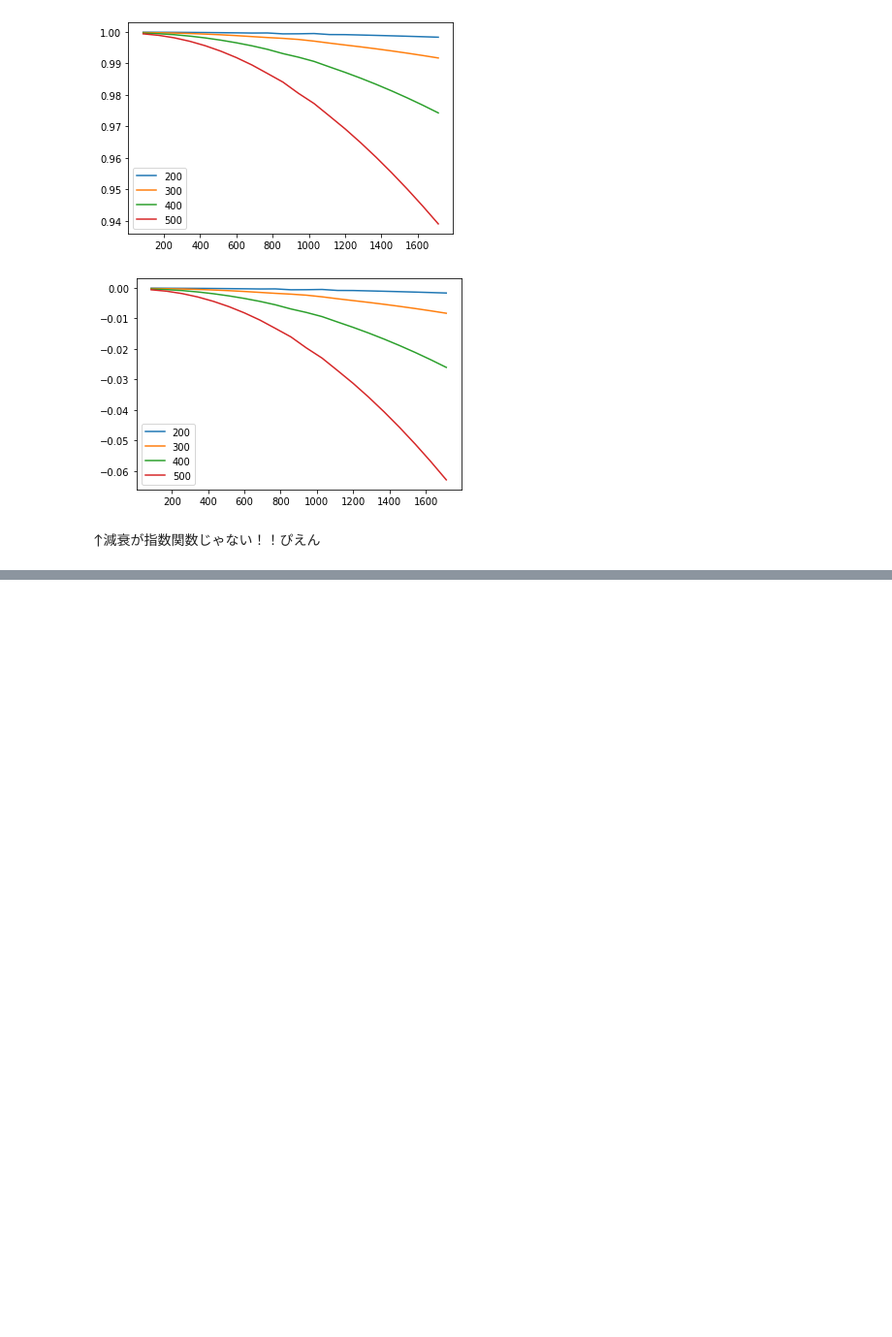
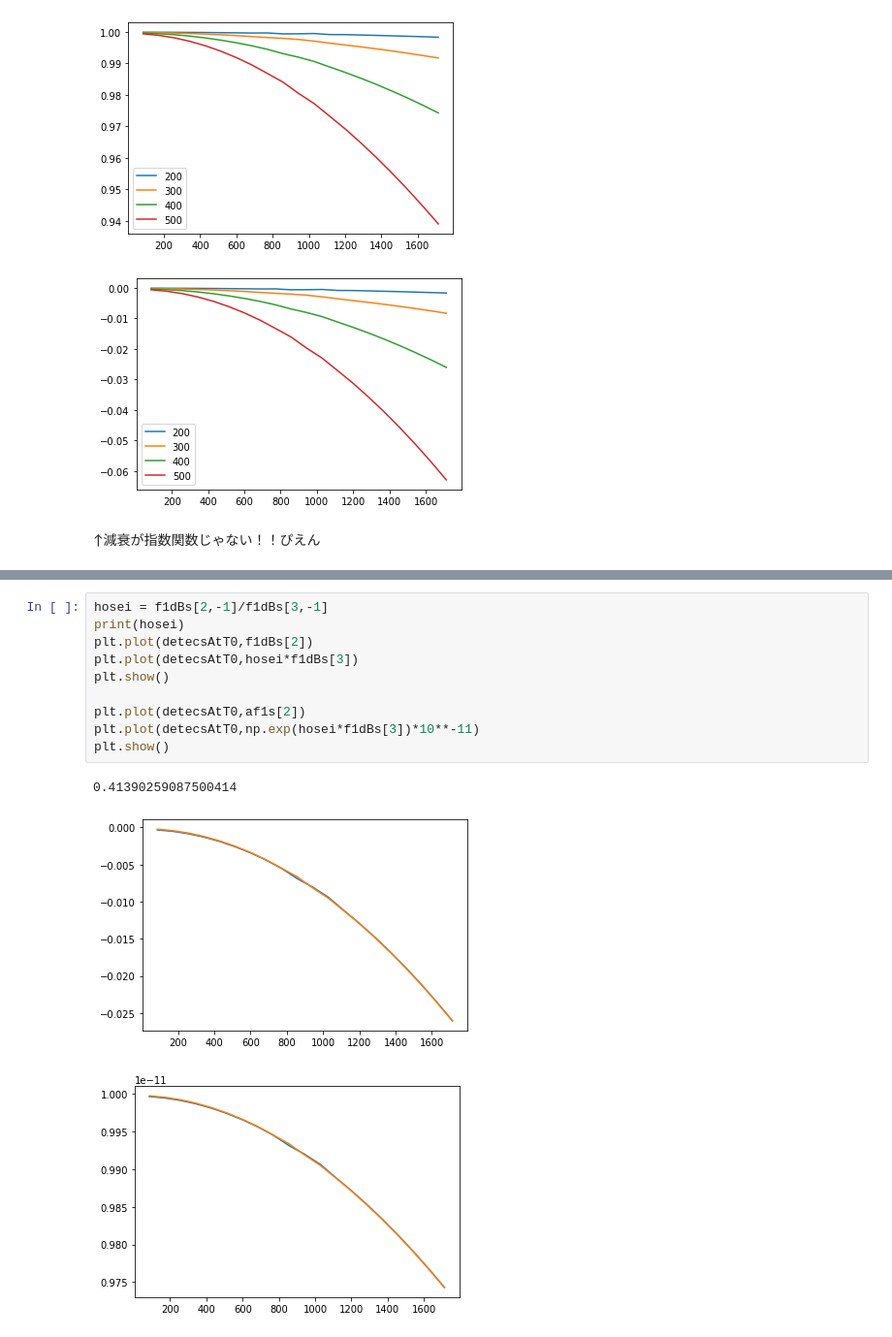
Before and after one commit to 1060matsuda/freqmix2, a Jupyter notebook: freq_depend/dampCheck/multiFreqDamp.ipynb, the cells around one changed output, grey strips where cells are left out. Shown at 97% size. Saved outputs shown, nothing was run; the diff lists cells and outputs as text; blank space fills up the shorter version.

```diff
--- a/freq_depend/dampCheck/multiFreqDamp.ipynb
+++ b/freq_depend/dampCheck/multiFreqDamp.ipynb
@@ -613,0 +622,14 @@ plt.show()
+# %%
+hosei = f1dBs[2,-1]/f1dBs[3,-1]
+print(hosei)
+plt.plot(detecsAtT0,f1dBs[2])
+plt.plot(detecsAtT0,hosei*f1dBs[3])
+plt.show()
+
+plt.plot(detecsAtT0,af1s[2])
+plt.plot(detecsAtT0,np.exp(hosei*f1dBs[3])*10**-11)
+plt.show()
+# %% [output]
+0.41390259087500414
+[figure, added]
+[figure, added]
```
Also changed, not shown: parts of 5 cells of this notebook.
